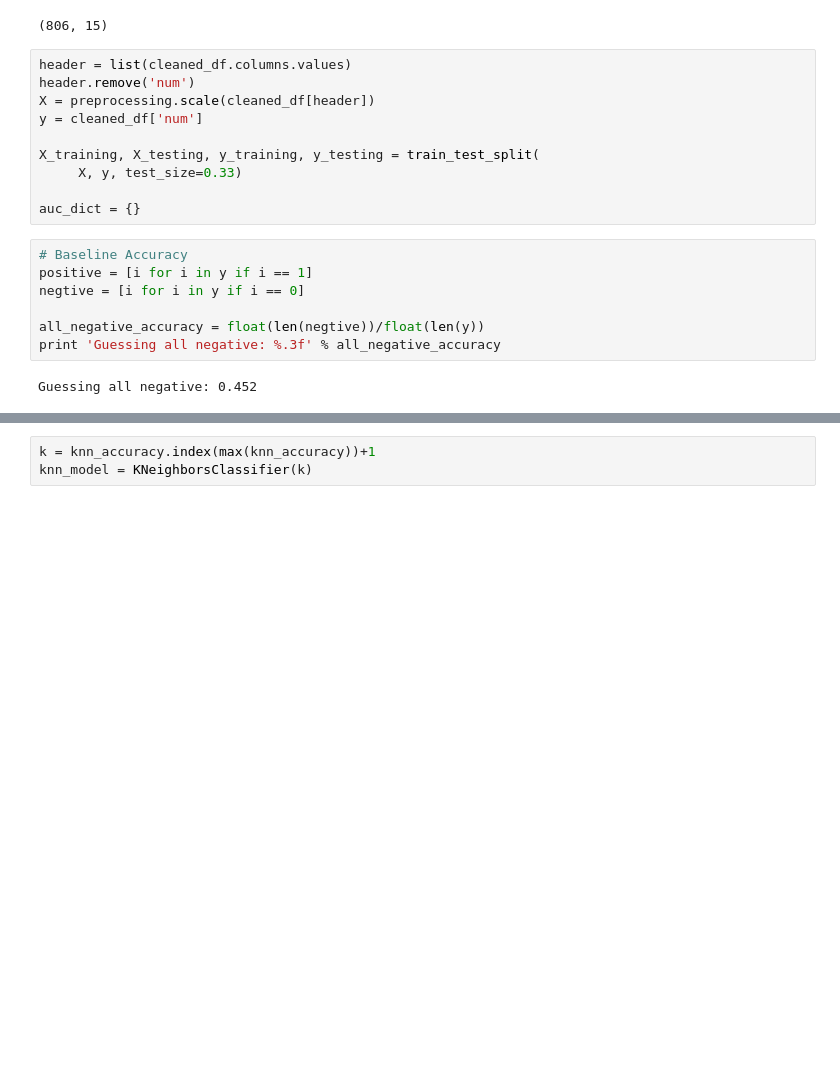
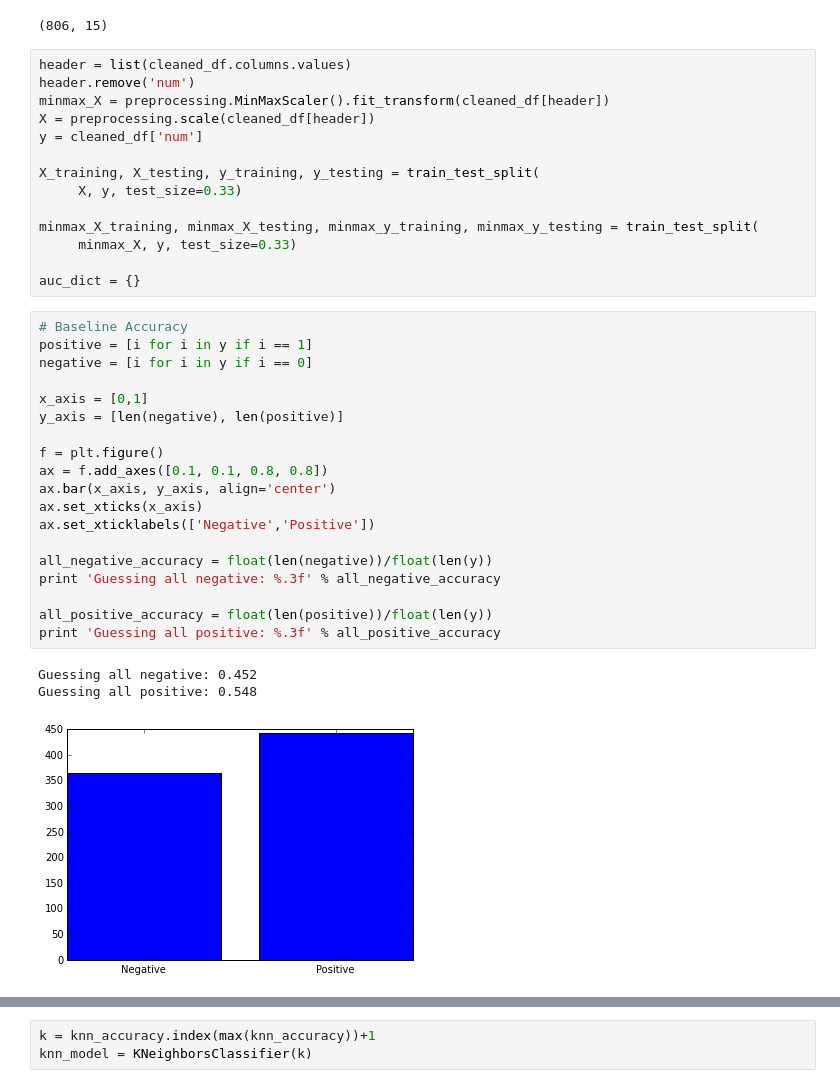
Before and after one commit to heart-disease-left-team/common_repo, a Jupyter notebook: trevor/McNulty-Book 4.ipynb, the cells around one changed output, grey strips where cells are left out. Saved outputs shown, nothing was run; the diff lists cells and outputs as text; blank space fills up the shorter version.

```diff
--- a/trevor/McNulty-Book 4.ipynb
+++ b/trevor/McNulty-Book 4.ipynb
@@ -310,22 +311,40 @@ print cleaned_df.shape
 # %%
 header = list(cleaned_df.columns.values)
 header.remove('num')
+minmax_X = preprocessing.MinMaxScaler().fit_transform(cleaned_df[header])
 X = preprocessing.scale(cleaned_df[header])
 y = cleaned_df['num']
 
 X_training, X_testing, y_training, y_testing = train_test_split(
      X, y, test_size=0.33)
 
+minmax_X_training, minmax_X_testing, minmax_y_training, minmax_y_testing = train_test_split(
+     minmax_X, y, test_size=0.33)
+
 auc_dict = {}
 # %%
 # Baseline Accuracy
 positive = [i for i in y if i == 1]
-negtive = [i for i in y if i == 0]
+negative = [i for i in y if i == 0]
 
-all_negative_accuracy = float(len(negtive))/float(len(y))
+x_axis = [0,1]
+y_axis = [len(negative), len(positive)]
+
+f = plt.figure()
+ax = f.add_axes([0.1, 0.1, 0.8, 0.8])
+ax.bar(x_axis, y_axis, align='center')
+ax.set_xticks(x_axis)
+ax.set_xticklabels(['Negative','Positive'])
+
+all_negative_accuracy = float(len(negative))/float(len(y))
 print 'Guessing all negative: %.3f' % all_negative_accuracy
+
+all_positive_accuracy = float(len(positive))/float(len(y))
+print 'Guessing all positive: %.3f' % all_positive_accuracy
 # %% [output]
 Guessing all negative: 0.452
+Guessing all positive: 0.548
+[figure, added]
 # %%
 log_accuracy = []
 
```
Also changed, not shown: parts of 27 cells of this notebook.
